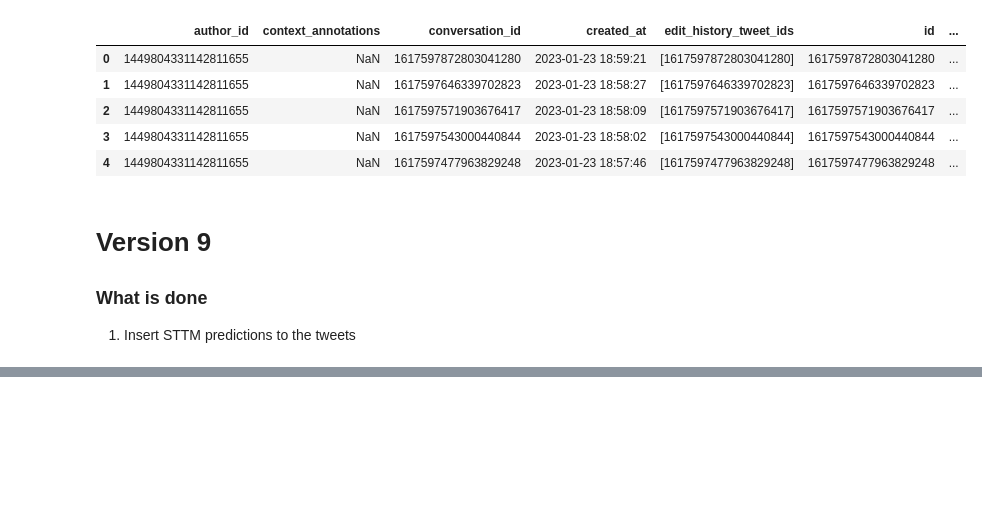
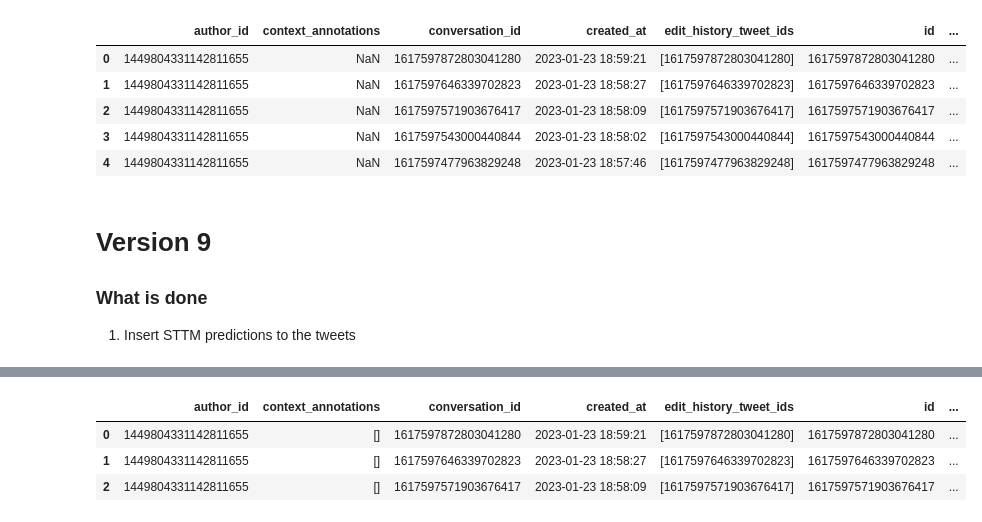
Before and after one commit to ossamum/kuleuven-thesis, a Jupyter notebook: 00_tweets_dataset_versioning.ipynb, the cells around one changed output, grey strips where cells are left out. Drawn from its saved outputs; the diff is of its cells as text; code cells hidden in the pictures; blank space fills up the shorter version.

```diff
--- a/00_tweets_dataset_versioning.ipynb
+++ b/00_tweets_dataset_versioning.ipynb
@@ -707,0 +743,33 @@ tweets_df_v9.to_pickle("all_tweets_v9.pkl")
+# %%
+tweets_df_v10["political_context_annotation"] = tweets_df_v10.context_annotations.apply(
+    lambda x: any("politic" in i["domain"]["name"].lower() for i in x)
+    if len(x)
+    else False
+)
+# %%
+tweets_df_v10.created_at = pd.to_datetime(
+    tweets_df_v10.created_at, format="%Y-%m-%d %H:%M:%S"
+)
+tweets_df_v10["created_at_year"] = tweets_df_v10["created_at"].dt.year
+# %%
+cf = CyclicalFeatures(
+    variables=[
+        "created_at_time_of_day_in_seconds",
+        "created_at_month_of_year",
+        "created_at_day_of_week",
+    ],
+    max_values={"created_at_time_of_day_in_seconds": 86.400},
+)
+cf.fit(tweets_df_v10)
+tweets_df_v10 = cf.transform(tweets_df_v10)
+# %%
+tweets_df_v10["n_media_keys"] = 4 - tweets_df_v10[
+    ["media_media_key_1", "media_media_key_2", "media_media_key_3", "media_media_key_4"]
+].isna().head().sum(1)
+# %%
+tweets_df_v10.head(3)
+# %% [output]
+|  | author_id | context_annotations | conversation_id | created_at | edit_history_tweet_ids | id | ... |
+| 0 | 1449804331142811655 | [] | 1617597872803041280 | 2023-01-23 18:59:21 | [1617597872803041280] | 1617597872803041280 | ... |
+| 1 | 1449804331142811655 | [] | 1617597646339702823 | 2023-01-23 18:58:27 | [1617597646339702823] | 1617597646339702823 | ... |
+| 2 | 1449804331142811655 | [] | 1617597571903676417 | 2023-01-23 18:58:09 | [1617597571903676417] | 1617597571903676417 | ... |
```
Also changed, not shown: parts of 9 cells of this notebook.
